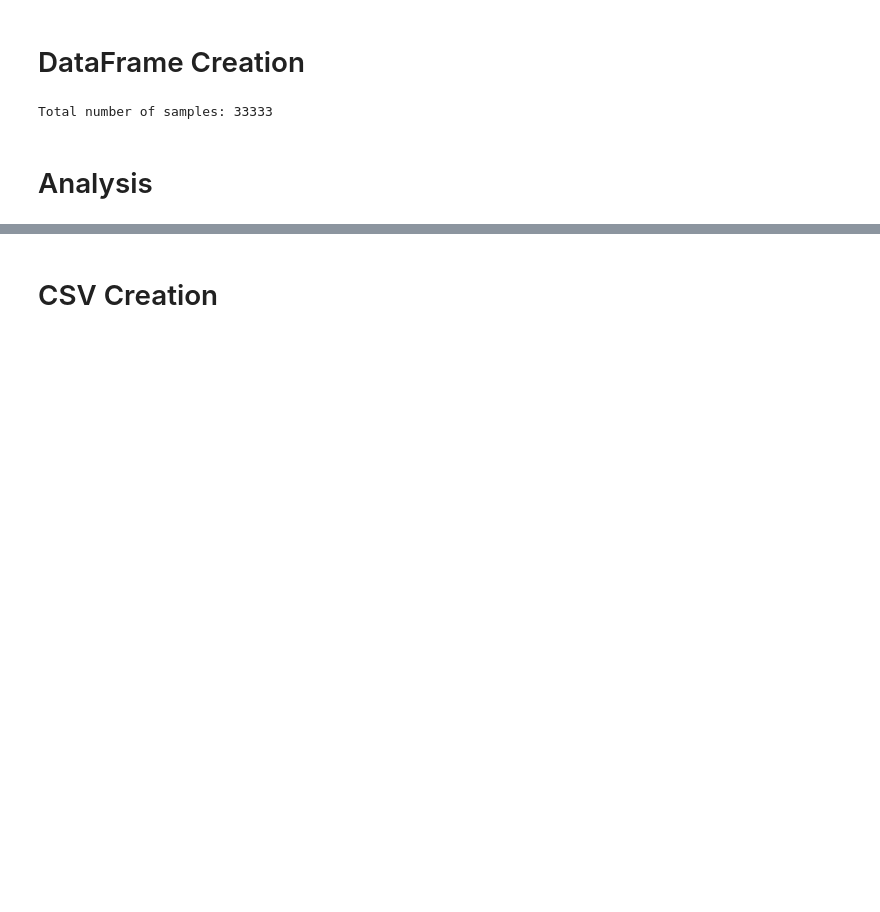
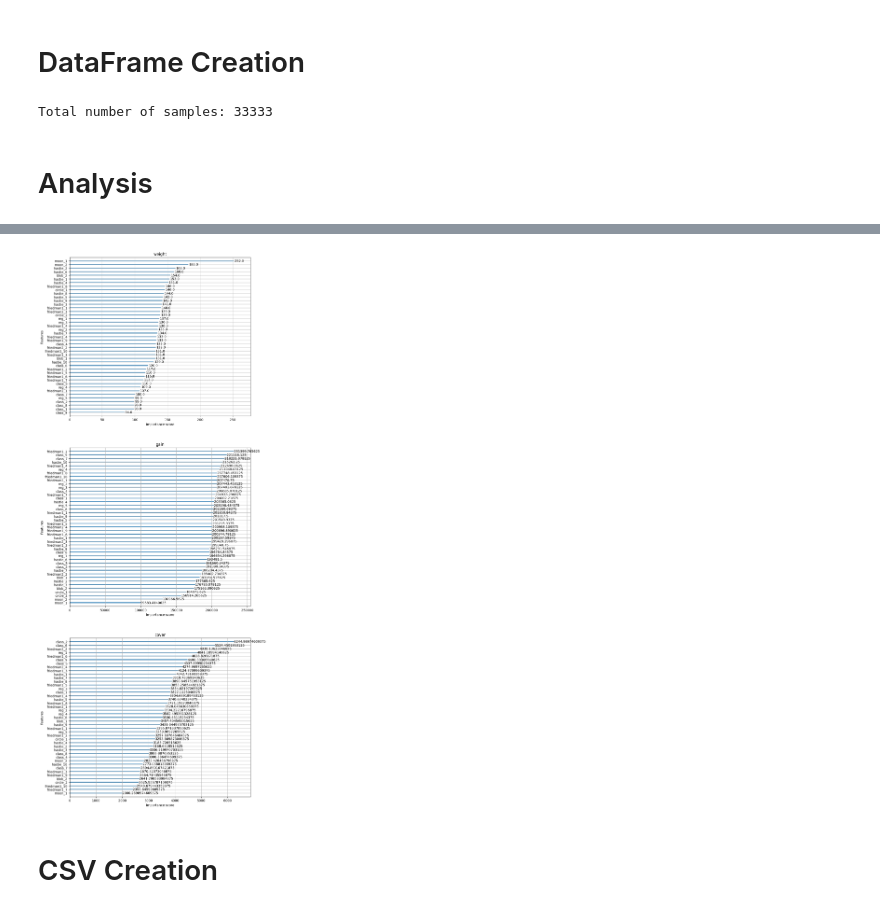
Before and after one commit to SqrtNegativOne/competition-dataset-generation, a Jupyter notebook: generation.ipynb, the cells around one changed output, grey strips where cells are left out. Drawn from its saved outputs; the diff is of its cells as text; code cells hidden in the pictures; blank space fills up the shorter version.

```diff
--- a/generation.ipynb
+++ b/generation.ipynb
@@ -213,14 +225,17 @@ plt.show()
 # %%
+# xgboost feature importance
 from xgboost import plot_importance, XGBRegressor
 
-X1 = pd.DataFrame(df, columns=df.columns, index=df.index)
+X1 = pd.DataFrame(df[num_cols].drop(columns=[TARGET_VARIABLE_NAME, ID_VARIABLE_NAME]), columns=df.columns, index=df.index)
 model = XGBRegressor()
 model.fit(X1, df[TARGET_VARIABLE_NAME])
 
 fig, axs = plt.subplots(3, 1, figsize=(10, 30))
 for ax, importance_type in zip(axs, ['weight', 'gain', 'cover']):
     plot_importance(model, ax=ax, importance_type = importance_type, title = importance_type)
 plt.show()
+# %% [output]
+[figure, added]
 # %% [markdown]
 # CSV Creation
 # %%
```
Also changed, not shown: parts of 12 cells of this notebook, 9 other files.
